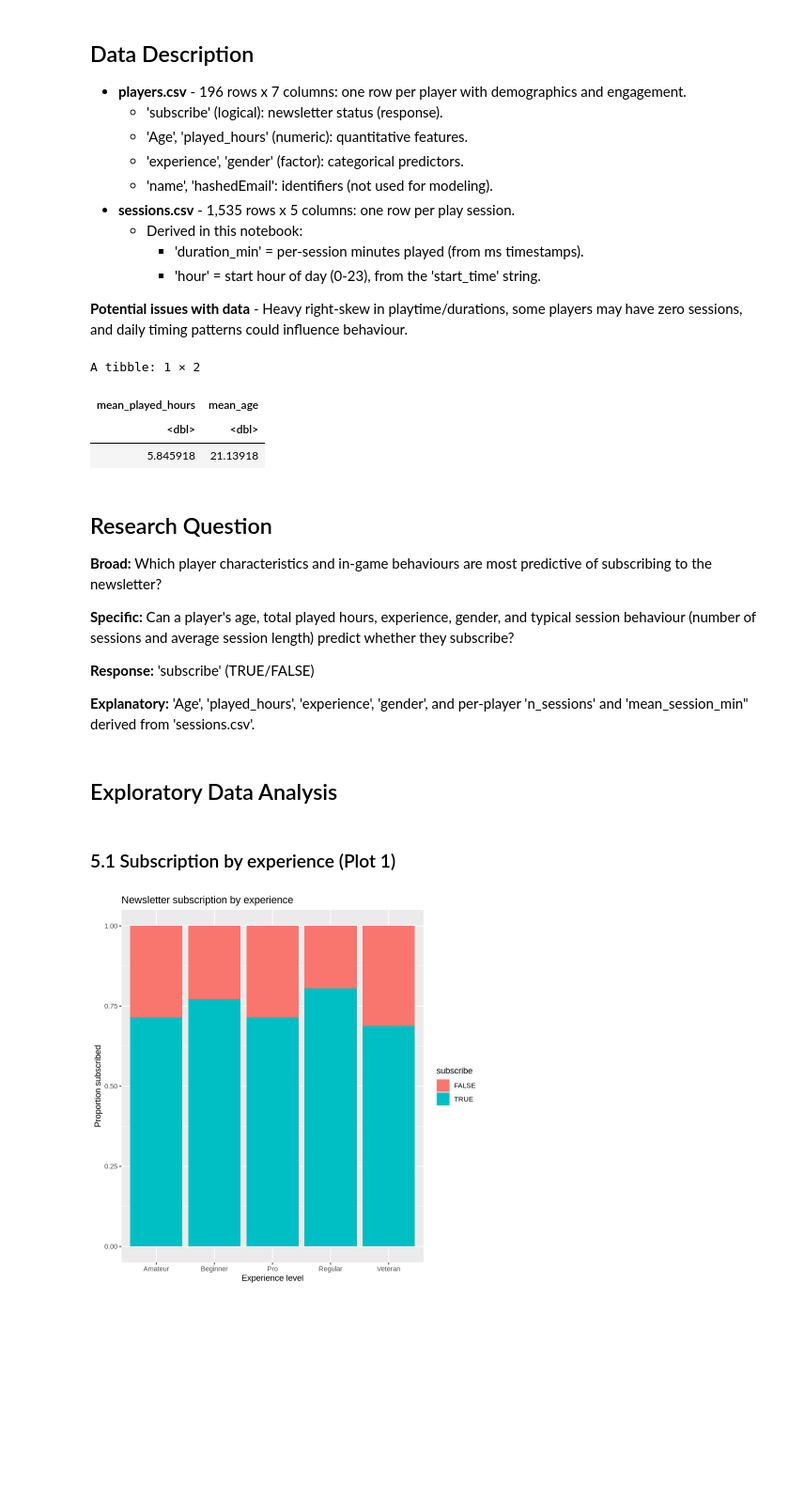
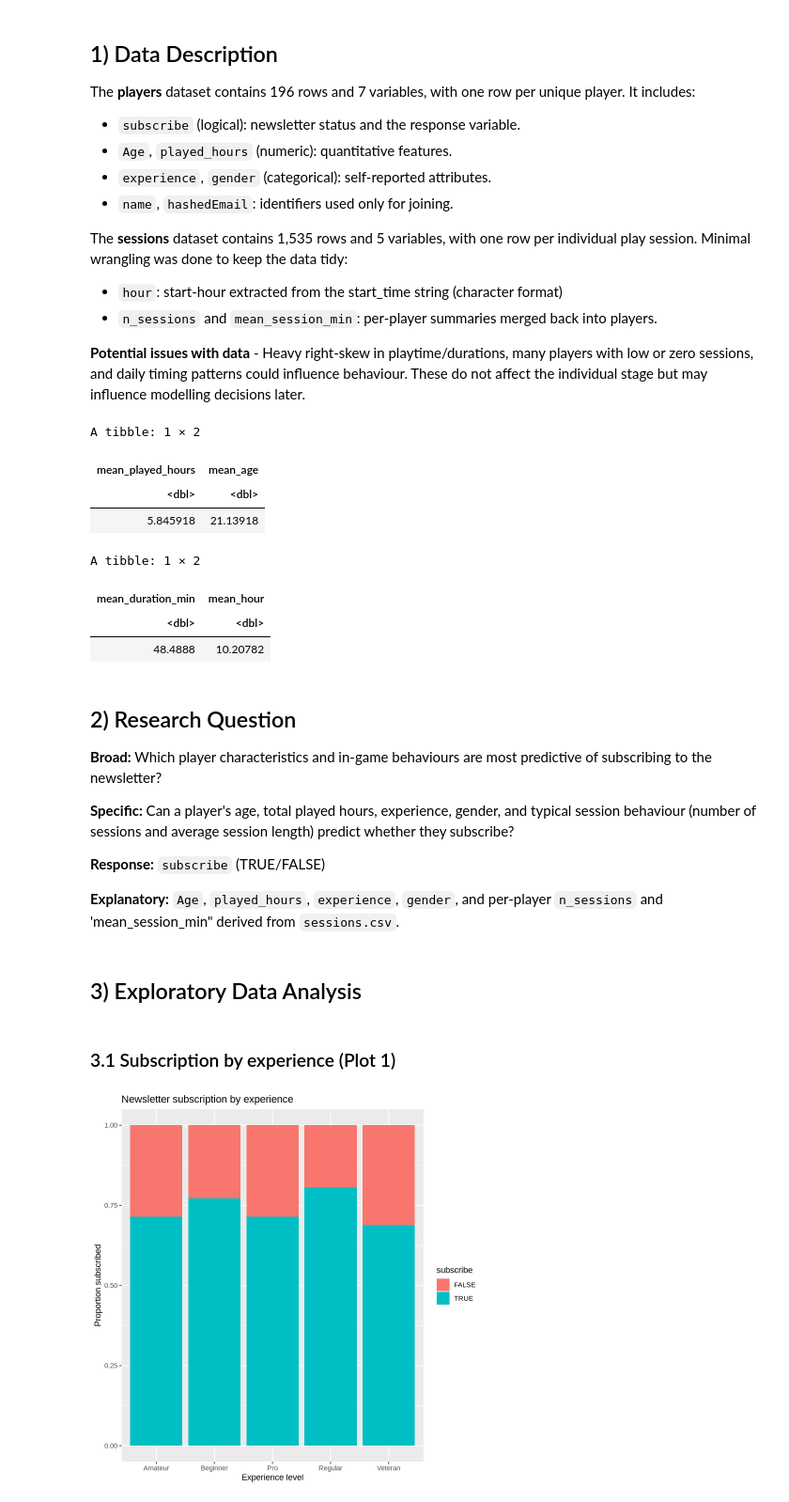
Before and after one commit to Jundaze/dsci-project-002, a Jupyter notebook: individual_project.ipynb, the cells around one changed output. Shown at 94% size. Saved outputs shown, nothing was run; the diff lists cells and outputs as text; code cells hidden in the pictures; blank space fills up the shorter version.

Commit message:
Modified All Sections and final touch
Worked on rewording all sections for clarity and clean markdown formatting. Uploaded html and github link.

```diff
--- a/Untitled.ipynb
+++ b/individual_project.ipynb
@@ -56,43 +56,57 @@ $ original_end_time   <dbl> 1.71977e+12, 1.71867e+12, 1.72193e+12, 1.72188e+12
 $ duration_min        <dbl> 0.0000, 0.0000, 0.0000, 0.0000, 0.0000, 0.0000, 0.…
 $ hour                <dbl> 18, 23, 17, 3, 16, 15, 7, 2, 2, 5, 1, 15, 2, 0, 18…
 # %% [markdown]
-## Data Description
-- **players.csv** - 196 rows x 7 columns: one row per player with demographics and engagement.
-    - 'subscribe' (logical): newsletter status (response).
-    - 'Age', 'played_hours' (numeric): quantitative features.
-    - 'experience', 'gender' (factor): categorical predictors.
-    - 'name', 'hashedEmail': identifiers (not used for modeling).
-- **sessions.csv** - 1,535 rows x 5 columns: one row per play session.
-    - Derived in this notebook:
-        - 'duration_min' = per-session minutes played (from ms timestamps).
-        - 'hour' = start hour of day (0-23), from the 'start_time' string.
+## 1) Data Description
 
-**Potential issues with data** - Heavy right-skew in playtime/durations, some players may have zero sessions, and daily timing patterns could influence behaviour.
+The **players** dataset contains 196 rows and 7 variables, with one row per unique player.
+It includes:
+
+- `subscribe` (logical): newsletter status and the response variable.
+- `Age`, `played_hours` (numeric): quantitative features.
+- `experience`, `gender` (categorical): self-reported attributes.
+- `name`, `hashedEmail`: identifiers used only for joining.
+
+The **sessions** dataset contains 1,535 rows and 5 variables, with one row per individual play session.
+Minimal wrangling was done to keep the data tidy:
+
+- `hour`: start-hour extracted from the start_time string (character format)
+- `n_sessions` and `mean_session_min`: per-player summaries merged back into players.
+
+**Potential issues with data** - Heavy right-skew in playtime/durations, many players with low or zero sessions, and daily timing patterns could influence behaviour. These do not affect the individual stage but may influence modelling decisions later.
 # %%
 # Variable overview & summaries
 players_means <- players |>
     summarize(mean_played_hours = mean(played_hours, na.rm = TRUE),
               mean_age = mean(Age, na.rm = TRUE))
 players_means
+
+sessions_means <- sessions |>
+    summarize(mean_duration_min = mean(duration_min, na.rm = TRUE),
+                  mean_hour = mean(hour, na.rm = TRUE))
+sessions_means
 # %% [output]
 A tibble: 1 × 2
 | mean_played_hours | mean_age |
 | <dbl> | <dbl> |
 | 5.845918 | 21.13918 |
+A tibble: 1 × 2
+| mean_duration_min | mean_hour |
+| <dbl> | <dbl> |
+| 48.4888 | 10.20782 |
 # %% [markdown]
-## Research Question
+## 2) Research Question
 
 **Broad:** Which player characteristics and in-game behaviours are most predictive of subscribing to the newsletter?
 
 **Specific:** Can a player's age, total played hours, experience, gender, and typical session behaviour (number of sessions and average session length) predict whether they subscribe?
 
-**Response:** 'subscribe' (TRUE/FALSE)
+**Response:** `subscribe` (TRUE/FALSE)
 
-**Explanatory:** 'Age', 'played_hours', 'experience', 'gender', and per-player 'n_sessions' and 'mean_session_min" derived from 'sessions.csv'.
+**Explanatory:** `Age`, `played_hours`, `experience`, `gender`, and per-player `n_sessions` and 'mean_session_min" derived from `sessions.csv`.
 # %% [markdown]
-## Exploratory Data Analysis
+## 3) Exploratory Data Analysis
 # %% [markdown]
-### 5.1 Subscription by experience (Plot 1)
+### 3.1 Subscription by experience (Plot 1)
 # %%
 # Subscription proportion by experience level
 ggplot(players, aes(x = experience, fill = subscribe)) +
```
Also changed, not shown: parts of 8 cells of this notebook, 1 other file.
